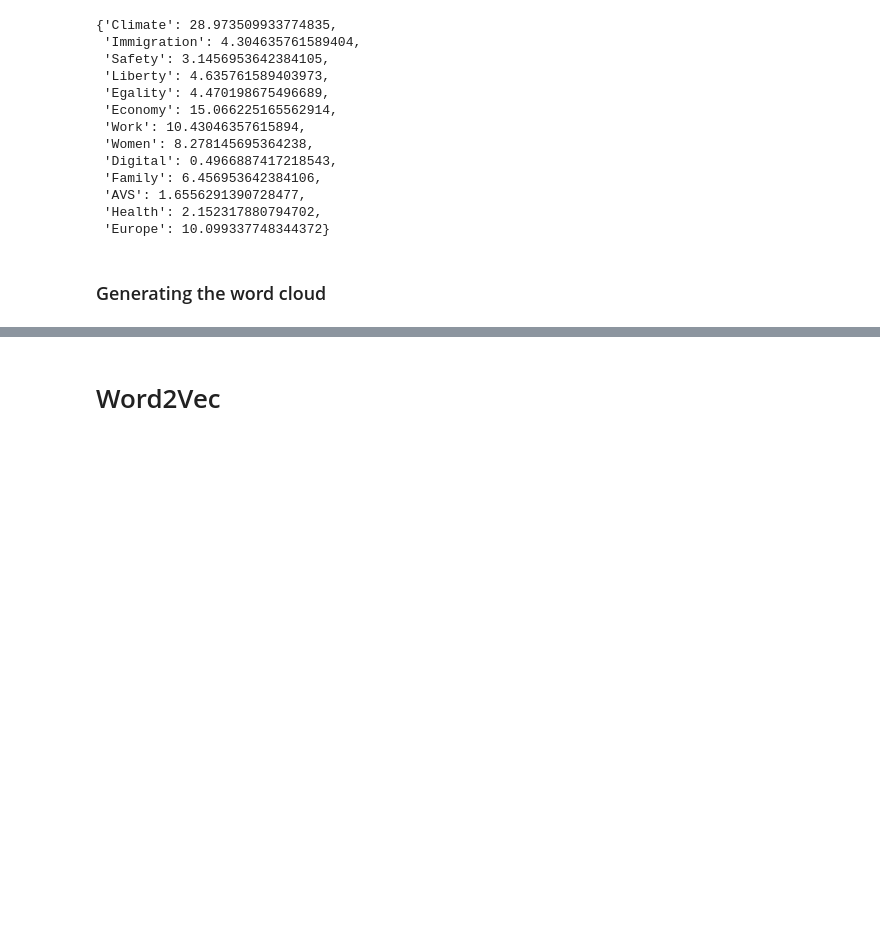
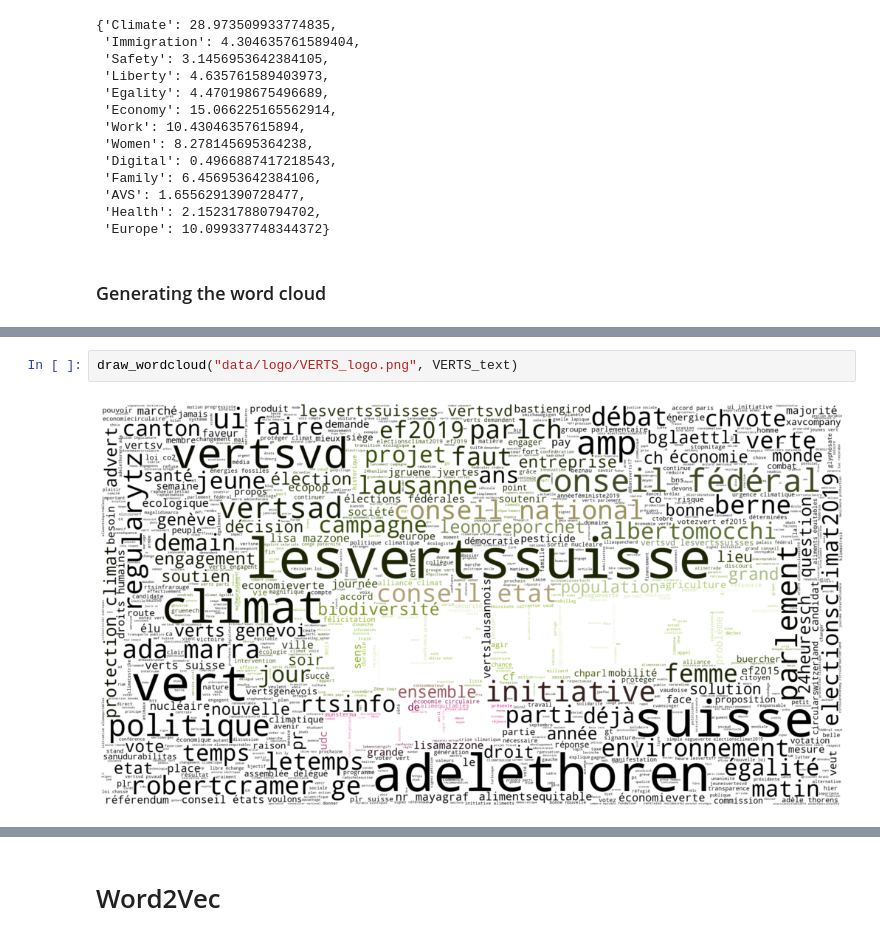
Before and after one commit to ArthurVignon/ADA_project, a Jupyter notebook: tweets_analysis.ipynb, the cells around one changed output, grey strips where cells are left out. Saved outputs shown, nothing was run; the diff lists cells and outputs as text; blank space fills up the shorter version.

```diff
--- a/tweets_analysis.ipynb
+++ b/tweets_analysis.ipynb
@@ -535,0 +489,4 @@ plt.pyplot.show()
+# %%
+draw_wordcloud("data/logo/VERTS_logo.png", VERTS_text)
+# %% [output]
+[figure, added]
```
Also changed, not shown: parts of 14 cells of this notebook, 6 other files.
